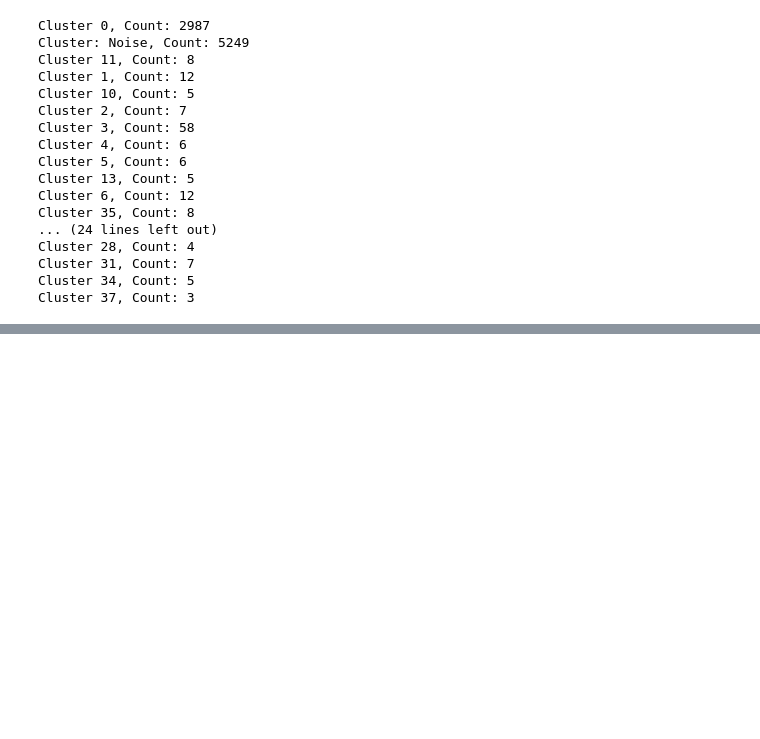
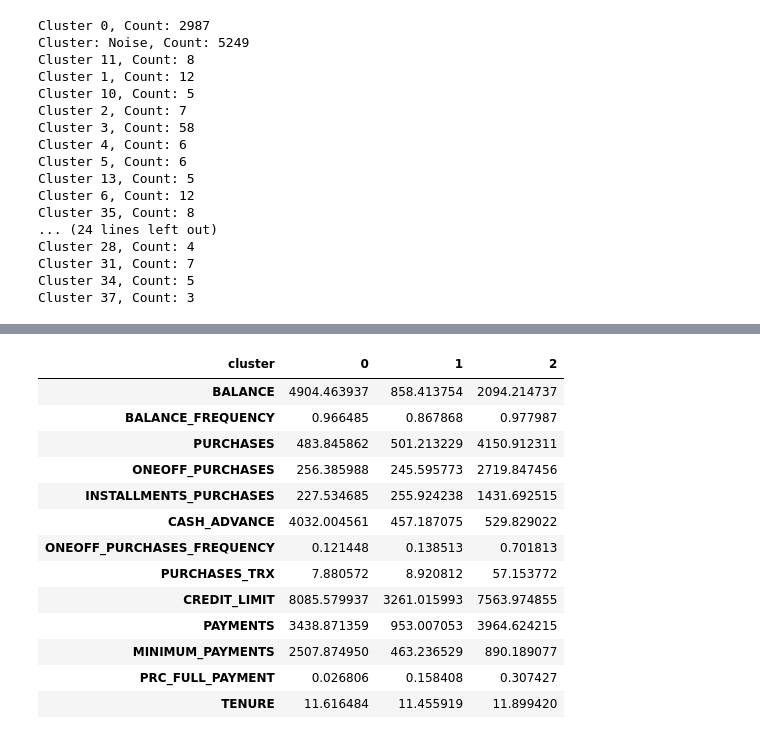
Before and after one commit to CDN0116/schulich-repo, a Jupyter notebook: Dini Cai-Assignment02.ipynb, the cells around one changed output, grey strips where cells are left out. Saved outputs shown, nothing was run; the diff lists cells and outputs as text; code cells hidden in the pictures; blank space fills up the shorter version.

```diff
--- a/Dini Cai-Assignment02.ipynb
+++ b/Dini Cai-Assignment02.ipynb
@@ -456,0 +463,19 @@ Cluster 37, Count: 3
+# %%
+cluster_labels=kmeans.fit_predict(X)
+df['cluster'] = cluster_labels
+df.groupby('cluster').mean().T
+# %% [output]
+| cluster | 0 | 1 | 2 |
+| BALANCE | 4904.463937 | 858.413754 | 2094.214737 |
+| BALANCE_FREQUENCY | 0.966485 | 0.867868 | 0.977987 |
+| PURCHASES | 483.845862 | 501.213229 | 4150.912311 |
+| ONEOFF_PURCHASES | 256.385988 | 245.595773 | 2719.847456 |
+| INSTALLMENTS_PURCHASES | 227.534685 | 255.924238 | 1431.692515 |
+| CASH_ADVANCE | 4032.004561 | 457.187075 | 529.829022 |
+| ONEOFF_PURCHASES_FREQUENCY | 0.121448 | 0.138513 | 0.701813 |
+| PURCHASES_TRX | 7.880572 | 8.920812 | 57.153772 |
+| CREDIT_LIMIT | 8085.579937 | 3261.015993 | 7563.974855 |
+| PAYMENTS | 3438.871359 | 953.007053 | 3964.624215 |
+| MINIMUM_PAYMENTS | 2507.874950 | 463.236529 | 890.189077 |
+| PRC_FULL_PAYMENT | 0.026806 | 0.158408 | 0.307427 |
+| TENURE | 11.616484 | 11.455919 | 11.899420 |
```
Also changed, not shown: parts of 25 cells of this notebook.
